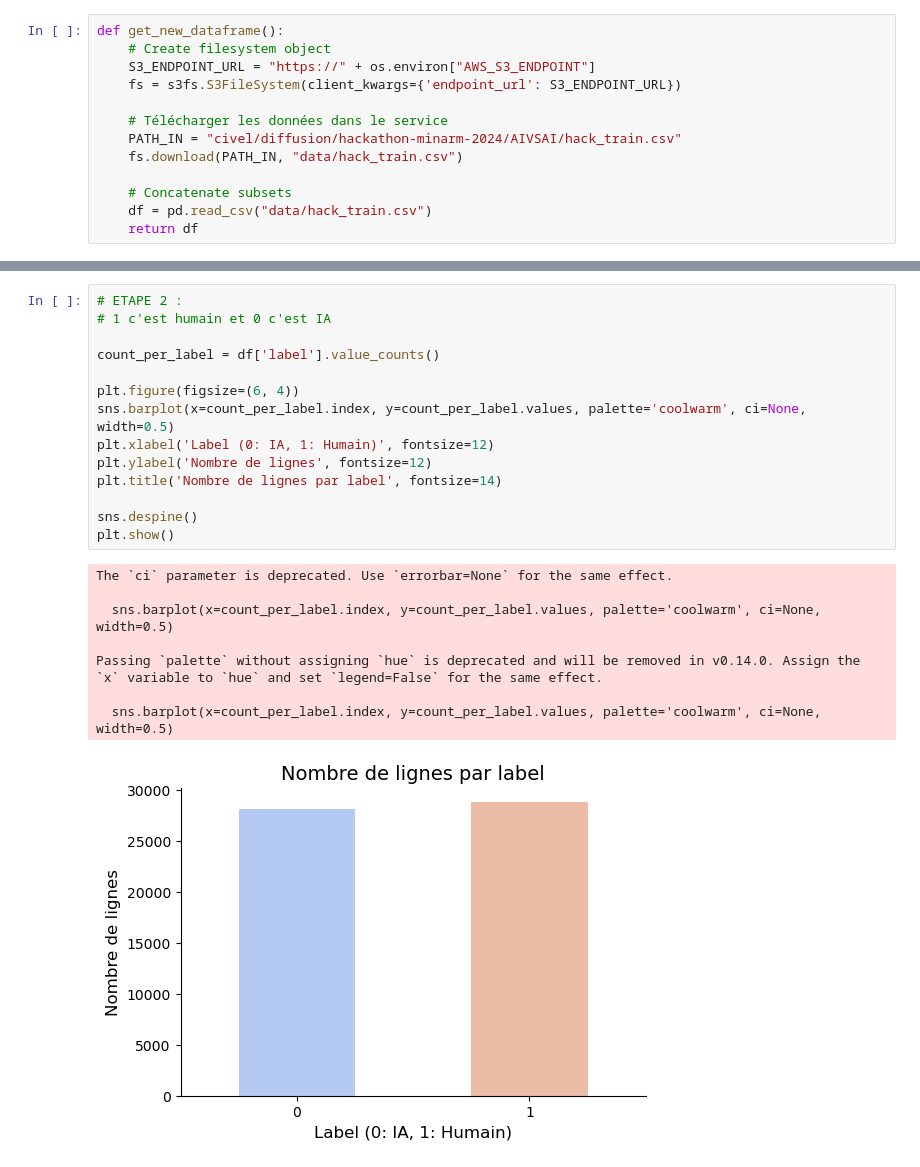
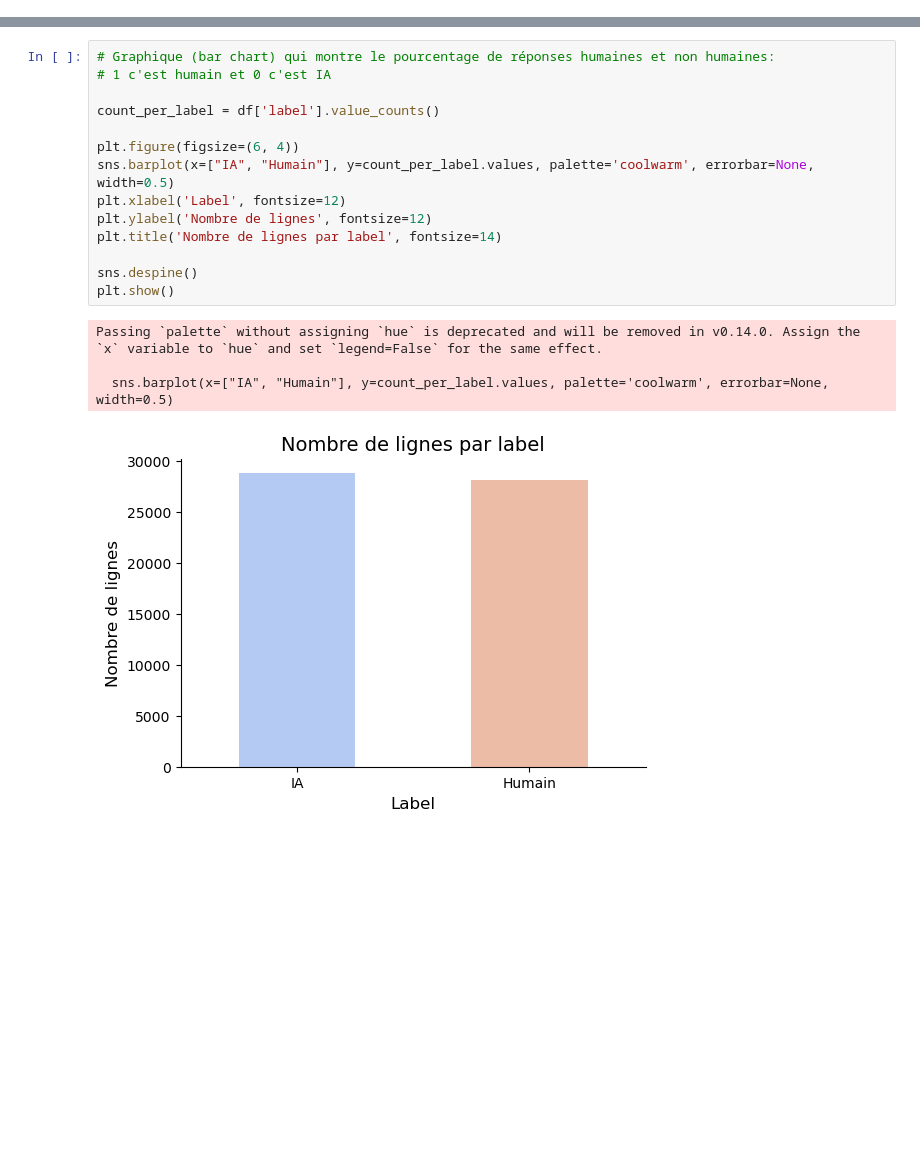
Before and after one commit to ClovisDyArx/hackaton-ai_vs_ia, a Jupyter notebook: analyse_dataset.ipynb, the cells around one changed output, grey strips where cells are left out. Saved outputs shown, nothing was run; the diff lists cells and outputs as text; blank space fills up the shorter version.

```diff
--- a/analyse_dataset.ipynb
+++ b/analyse_dataset.ipynb
@@ -6,13 +12,0 @@ import zipfile
-# %%
-def get_new_dataframe():
-    # Create filesystem object
-    S3_ENDPOINT_URL = "https://" + os.environ["AWS_S3_ENDPOINT"]
-    fs = s3fs.S3FileSystem(client_kwargs={'endpoint_url': S3_ENDPOINT_URL})
-
-    # Télécharger les données dans le service
-    PATH_IN = "civel/diffusion/hackathon-minarm-2024/AIVSAI/hack_train.csv"
-    fs.download(PATH_IN, "data/hack_train.csv")
-
-    # Concatenate subsets
-    df = pd.read_csv("data/hack_train.csv")
-    return df
@@ -57,26 +53,22 @@ plt.show()
 # %% [output]
 [figure]
 # %%
-# ETAPE 2 :
+# Graphique (bar chart) qui montre le pourcentage de réponses humaines et non humaines:
 # 1 c'est humain et 0 c'est IA
 
 count_per_label = df['label'].value_counts()
 
 plt.figure(figsize=(6, 4))
-sns.barplot(x=count_per_label.index, y=count_per_label.values, palette='coolwarm', ci=None, width=0.5)
-plt.xlabel('Label (0: IA, 1: Humain)', fontsize=12)
+sns.barplot(x=["IA", "Humain"], y=count_per_label.values, palette='coolwarm', errorbar=None, width=0.5)
+plt.xlabel('Label', fontsize=12)
 plt.ylabel('Nombre de lignes', fontsize=12)
 plt.title('Nombre de lignes par label', fontsize=14)
 
 sns.despine()
 plt.show()
 # %% [output]
-The `ci` parameter is deprecated. Use `errorbar=None` for the same effect.
-
-  sns.barplot(x=count_per_label.index, y=count_per_label.values, palette='coolwarm', ci=None, width=0.5)
-
 Passing `palette` without assigning `hue` is deprecated and will be removed in v0.14.0. Assign the `x` variable to `hue` and set `legend=False` for the same effect.
 
-  sns.barplot(x=count_per_label.index, y=count_per_label.values, palette='coolwarm', ci=None, width=0.5)
+  sns.barplot(x=["IA", "Humain"], y=count_per_label.values, palette='coolwarm', errorbar=None, width=0.5)
-[figure, old version]
+[figure, new version]
 # %%
```
Also changed, not shown: parts of 12 cells of this notebook.
